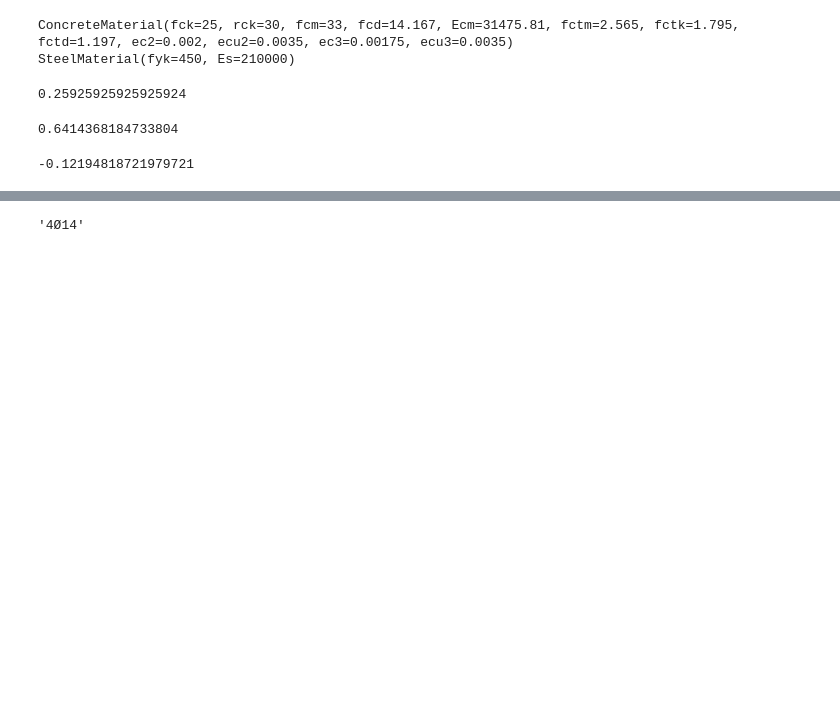
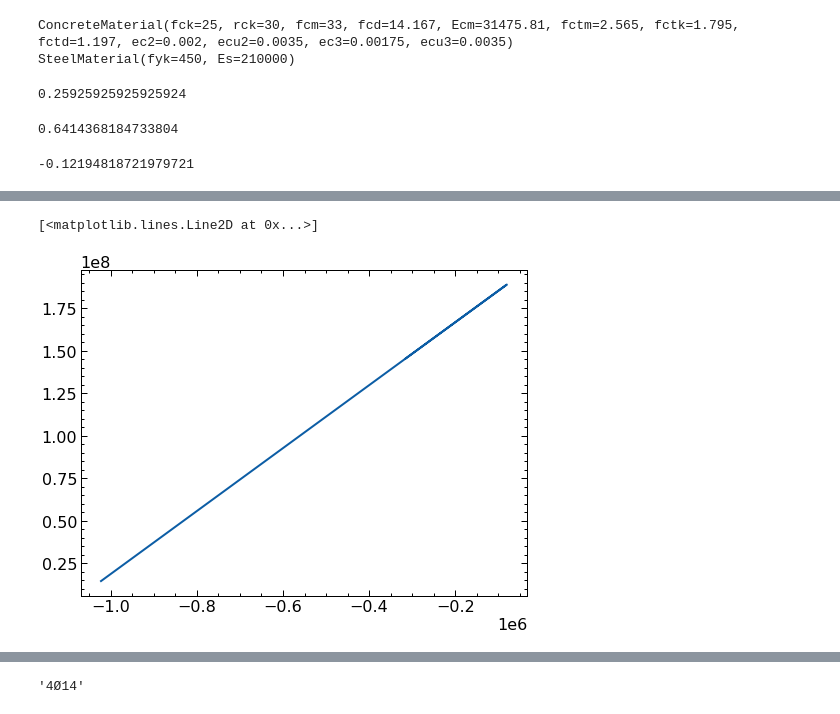
Before and after one commit to sononicola/Design-of-Concrete-Structures, a Jupyter notebook: M - N interaction diagram.ipynb, the cells around one changed output, grey strips where cells are left out. Saved outputs shown, nothing was run; the diff lists cells and outputs as text; code cells hidden in the pictures; blank space fills up the shorter version.

```diff
--- a/M - N interaction diagram.ipynb
+++ b/M - N interaction diagram.ipynb
@@ -237,3 +267,8 @@ MN_down[f"{i}"]
+# %%
+plt.plot(MN_up["1"]["N"],MN_up["1"]["M"])
+# %% [output]
+[<matplotlib.lines.Line2D at 0x...>]
+[figure, added]
 # %%
 def create_multiple_strainDistribution(As: list, As1: list) -> list[tuple[dict]]:
     """example [(MN_up_1, MN_down_1), (MN_up_2, MN_down_2), ...]"""
```
Also changed, not shown: parts of 8 cells of this notebook.
